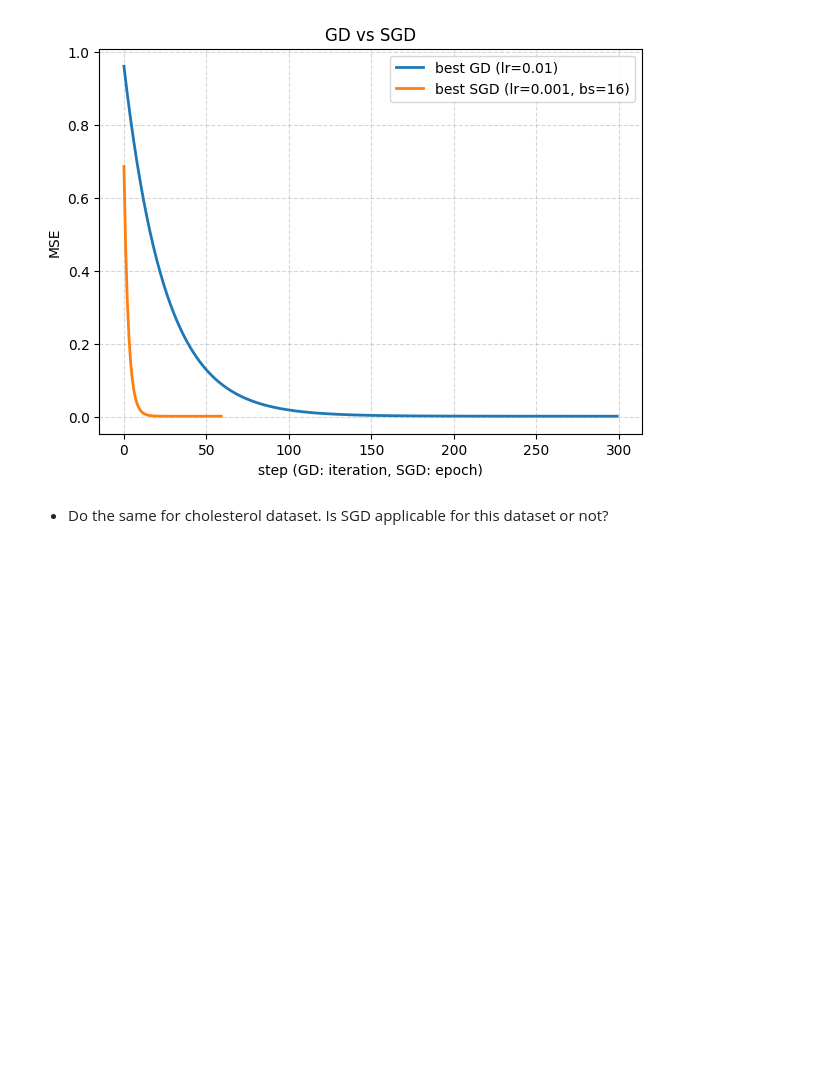
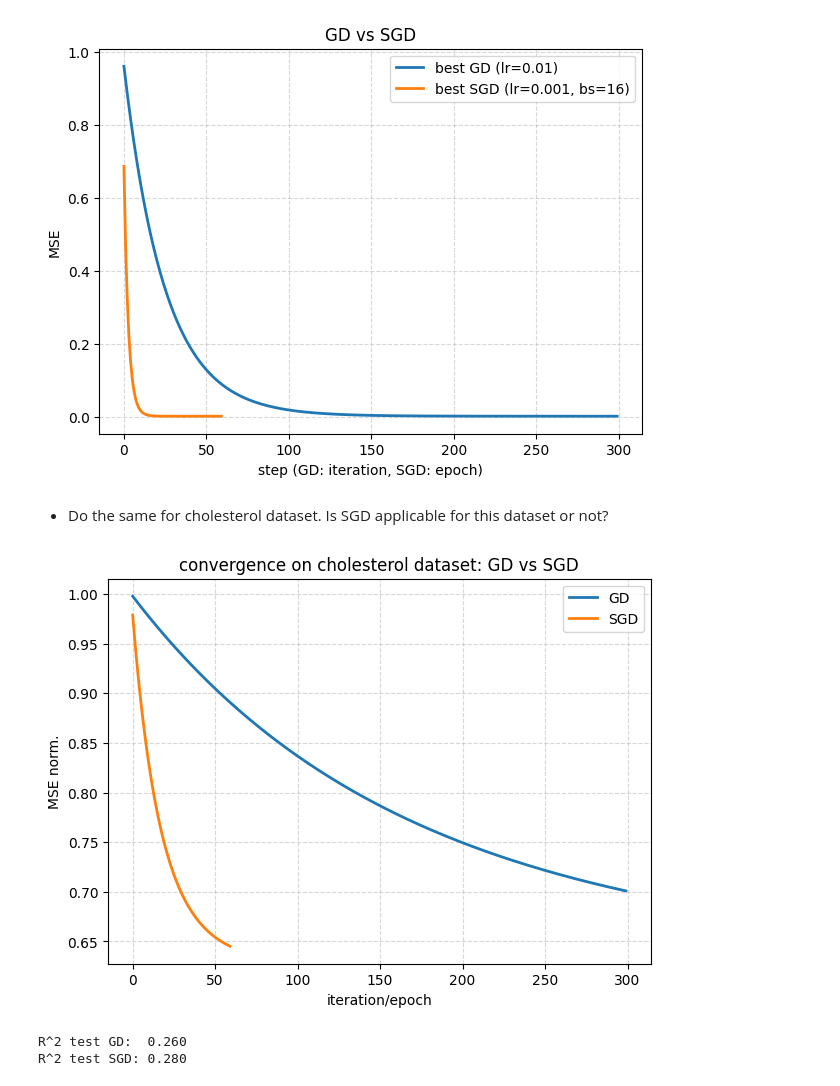
Before and after one commit to vlada-kazantsevaa/homeworks, a Jupyter notebook: Homeworks/hw-2/HW_2_(Regression).ipynb, the cells around one changed output. Drawn from its saved outputs; the diff is of its cells as text; code cells hidden in the pictures; blank space fills up the shorter version.

```diff
--- a/Homeworks/hw-2/HW_2_(Regression).ipynb
+++ b/Homeworks/hw-2/HW_2_(Regression).ipynb
@@ -791,0 +790,42 @@ best SGD lr = 0.001, batch_size = 16, final MSE = 0.0012
+# %%
+# преобразование данных в numpy, этот код существует из-за предыдущих ошибок
+Xtr = np.asarray(X_train, dtype=float)
+Xte = np.asarray(X_test, dtype=float)
+ytr = np.asarray(y_train, dtype=float)
+yte = np.asarray(y_test, dtype=float)
+
+# нормализация
+eps = 1e-12
+X_mean, X_std = Xtr.mean(axis=0), Xtr.std(axis=0) + eps
+y_mean, y_std = ytr.mean(), ytr.std() + eps
+
+Xtr_n = (Xtr - X_mean) / X_std
+Xte_n = (Xte - X_mean) / X_std
+ytr_n = (ytr - y_mean) / y_std
+yte_n = (yte - y_mean) / y_std
+
+w0 = np.zeros(Xtr_n.shape[1])
+
+w_gd, hist_gd   = GD(Xtr_n, ytr_n, w0, max_iter=300, learning_rate=1e-3)
+w_sgd, hist_sgd = SGD(Xtr_n, ytr_n, w0, max_iter=60, batch_size=32, learning_rate=1e-3)
+
+plt.figure(figsize=(7,5))
+plt.plot(hist_gd,  label="GD", lw=2)
+plt.plot(hist_sgd, label="SGD", lw=2)
+plt.xlabel("iteration/epoch")
+plt.ylabel("MSE norm.")
+plt.title("convergence on cholesterol dataset: GD vs SGD")
+plt.grid(True, ls="--", alpha=0.5)
+plt.legend()
+plt.show()
+
+# проверка на тесте
+yhat_gd  = Xte_n @ w_gd
+yhat_sgd = Xte_n @ w_sgd
+
+print(f"R^2 test GD:  {r2_score(yte_n, yhat_gd):.3f}")
+print(f"R^2 test SGD: {r2_score(yte_n, yhat_sgd):.3f}")
+# %% [output]
+[figure, added]
+R^2 test GD:  0.260
+R^2 test SGD: 0.280
```
Also changed, not shown: parts of 2 cells of this notebook.
